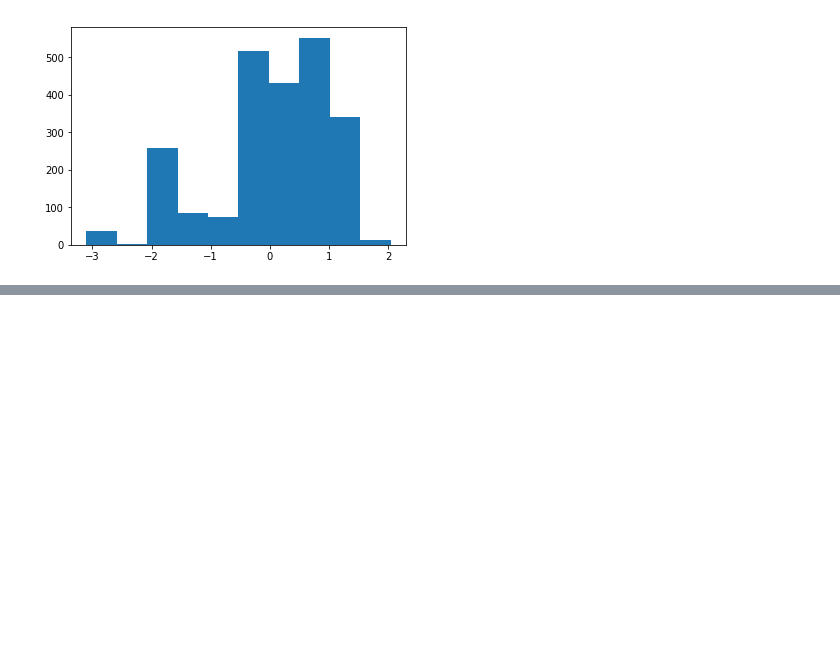
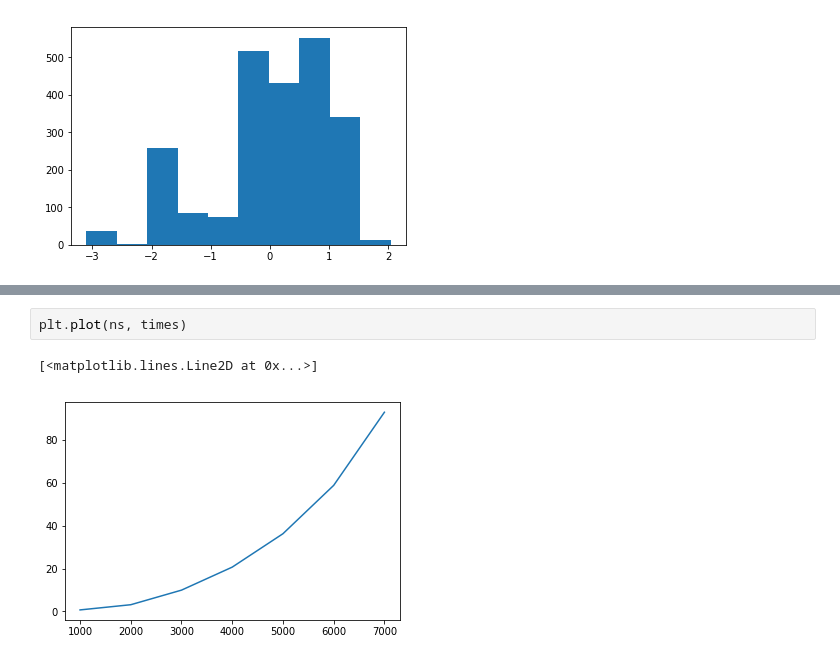
Before and after one commit to idelbrid/Randomly-Projected-Additive-GPs, a Jupyter notebook: workspace.ipynb, the cells around one changed output, grey strips where cells are left out. Drawn from its saved outputs; the diff is of its cells as text; blank space fills up the shorter version.

```diff
--- a/workspace.ipynb
+++ b/workspace.ipynb
@@ -1684,0 +2100,5 @@ plt.hist(trainY.numpy())
+# %%
+plt.plot(ns, times)
+# %% [output]
+[<matplotlib.lines.Line2D at 0x...>]
+[figure, added]
```
Also changed, not shown: parts of 40 cells of this notebook, 4 other files.
